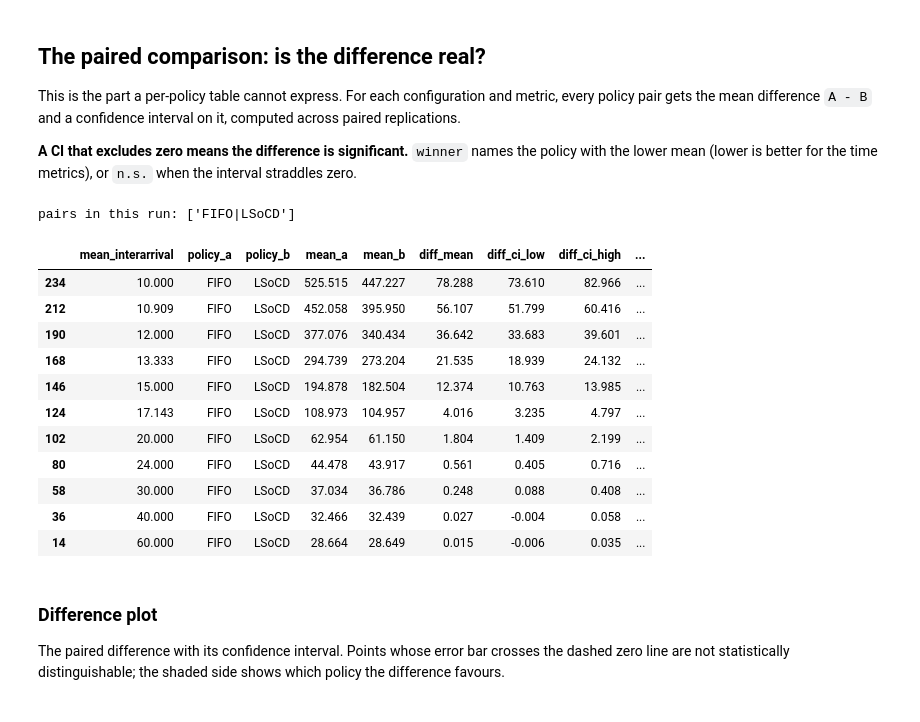
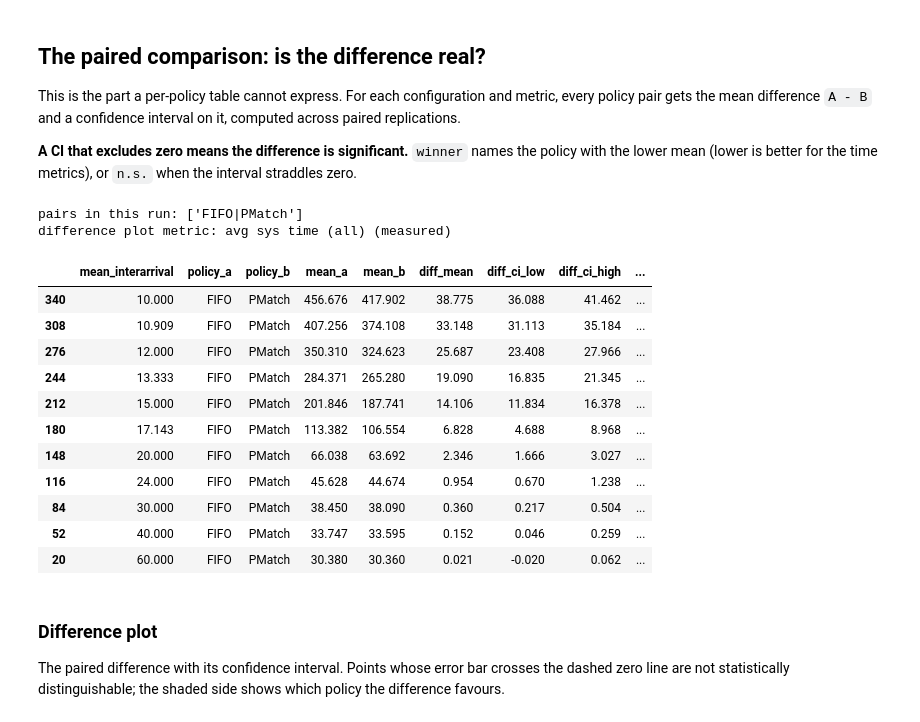
Before and after one commit to saneiimo/ChargingStationQueueing, a Jupyter notebook: policy_sweep_results.ipynb, the cells around one changed output. Saved outputs shown, nothing was run; the diff lists cells and outputs as text; code cells hidden in the pictures.

```diff
--- a/policy_sweep_results.ipynb
+++ b/policy_sweep_results.ipynb
@@ -36,7 +36,7 @@ in `experiments/run_policy_sweep.py`, `"policy_sweep"` by default).
 # %%
 print("runs on disk:", list_runs())
 
-RUN_NAME = "power_sweep"   # <-- edit me
+RUN_NAME = "queue_sweep_PMatch"   # <-- edit me
 
 results = load_results(RUN_NAME)                    # one row per (config, policy)
 comparisons = load_results(RUN_NAME, "comparisons")  # one row per (config, pair, metric)
@@ -72,6 +72,6 @@ metrics = sorted({c[:-5] for c in results.columns if c.endswith("_mean")})
 print("metric column slugs:", metrics)
 
 SWEPT = "mean_interarrival"   # the knob you varied
-METRIC = "avg charge time"       # mean sojourn W = W_q + S
+METRIC = "avg sys time (all)"       # mean sojourn W = W_q + S
 MEASURED = True              # True -> the post-warm-up counterpart
 # %% [output]
@@ -275,28 +281,36 @@ or `n.s.` when the interval straddles zero.
 # %%
 PAIR = comparisons["pair"].iloc[0]   # e.g. "FIFO|LSoCD"
 print("pairs in this run:", sorted(comparisons["pair"].unique()))
 
+# The exact metric string the comparison table is keyed on. Defined once here
+# and reused by the difference plot below, so its axis label can never drift
+# from the rows it actually filters -- note this is METRIC (cell 5), which is
+# independent of METRICS_GRID in the grid plot above. If the two plots seem to
+# disagree, check that first: they may simply be showing different metrics.
+METRIC_FULL = f"{METRIC} (measured)" if MEASURED else METRIC
+print("difference plot metric:", METRIC_FULL)
+
 view = comparisons[
-    (comparisons["pair"] == PAIR)
-    & (comparisons["metric"] == (f"{METRIC} (measured)" if MEASURED else METRIC))
+    (comparisons["pair"] == PAIR) & (comparisons["metric"] == METRIC_FULL)
 ].sort_values(SWEPT)
 
 view[[SWEPT, "policy_a", "policy_b", "mean_a", "mean_b", "diff_mean",
       "diff_ci_low", "diff_ci_high", "significant", "winner"]].round(3)
 # %% [output]
-pairs in this run: ['FIFO|LSoCD']
+pairs in this run: ['FIFO|PMatch']
+difference plot metric: avg sys time (all) (measured)
 |  | mean_interarrival | policy_a | policy_b | mean_a | mean_b | diff_mean | diff_ci_low | diff_ci_high | ... |
-| 234 | 10.000 | FIFO | LSoCD | 525.515 | 447.227 | 78.288 | 73.610 | 82.966 | ... |
-| 212 | 10.909 | FIFO | LSoCD | 452.058 | 395.950 | 56.107 | 51.799 | 60.416 | ... |
-| 190 | 12.000 | FIFO | LSoCD | 377.076 | 340.434 | 36.642 | 33.683 | 39.601 | ... |
-| 168 | 13.333 | FIFO | LSoCD | 294.739 | 273.204 | 21.535 | 18.939 | 24.132 | ... |
-| 146 | 15.000 | FIFO | LSoCD | 194.878 | 182.504 | 12.374 | 10.763 | 13.985 | ... |
-| 124 | 17.143 | FIFO | LSoCD | 108.973 | 104.957 | 4.016 | 3.235 | 4.797 | ... |
-| 102 | 20.000 | FIFO | LSoCD | 62.954 | 61.150 | 1.804 | 1.409 | 2.199 | ... |
-| 80 | 24.000 | FIFO | LSoCD | 44.478 | 43.917 | 0.561 | 0.405 | 0.716 | ... |
-| 58 | 30.000 | FIFO | LSoCD | 37.034 | 36.786 | 0.248 | 0.088 | 0.408 | ... |
-| 36 | 40.000 | FIFO | LSoCD | 32.466 | 32.439 | 0.027 | -0.004 | 0.058 | ... |
-| 14 | 60.000 | FIFO | LSoCD | 28.664 | 28.649 | 0.015 | -0.006 | 0.035 | ... |
+| 340 | 10.000 | FIFO | PMatch | 456.676 | 417.902 | 38.775 | 36.088 | 41.462 | ... |
+| 308 | 10.909 | FIFO | PMatch | 407.256 | 374.108 | 33.148 | 31.113 | 35.184 | ... |
+| 276 | 12.000 | FIFO | PMatch | 350.310 | 324.623 | 25.687 | 23.408 | 27.966 | ... |
+| 244 | 13.333 | FIFO | PMatch | 284.371 | 265.280 | 19.090 | 16.835 | 21.345 | ... |
+| 212 | 15.000 | FIFO | PMatch | 201.846 | 187.741 | 14.106 | 11.834 | 16.378 | ... |
+| 180 | 17.143 | FIFO | PMatch | 113.382 | 106.554 | 6.828 | 4.688 | 8.968 | ... |
+| 148 | 20.000 | FIFO | PMatch | 66.038 | 63.692 | 2.346 | 1.666 | 3.027 | ... |
+| 116 | 24.000 | FIFO | PMatch | 45.628 | 44.674 | 0.954 | 0.670 | 1.238 | ... |
+| 84 | 30.000 | FIFO | PMatch | 38.450 | 38.090 | 0.360 | 0.217 | 0.504 | ... |
+| 52 | 40.000 | FIFO | PMatch | 33.747 | 33.595 | 0.152 | 0.046 | 0.259 | ... |
+| 20 | 60.000 | FIFO | PMatch | 30.380 | 30.360 | 0.021 | -0.020 | 0.062 | ... |
 # %% [markdown]
 ### Difference plot
 
```
Also changed, not shown: parts of 7 cells of this notebook, 1 other file.
